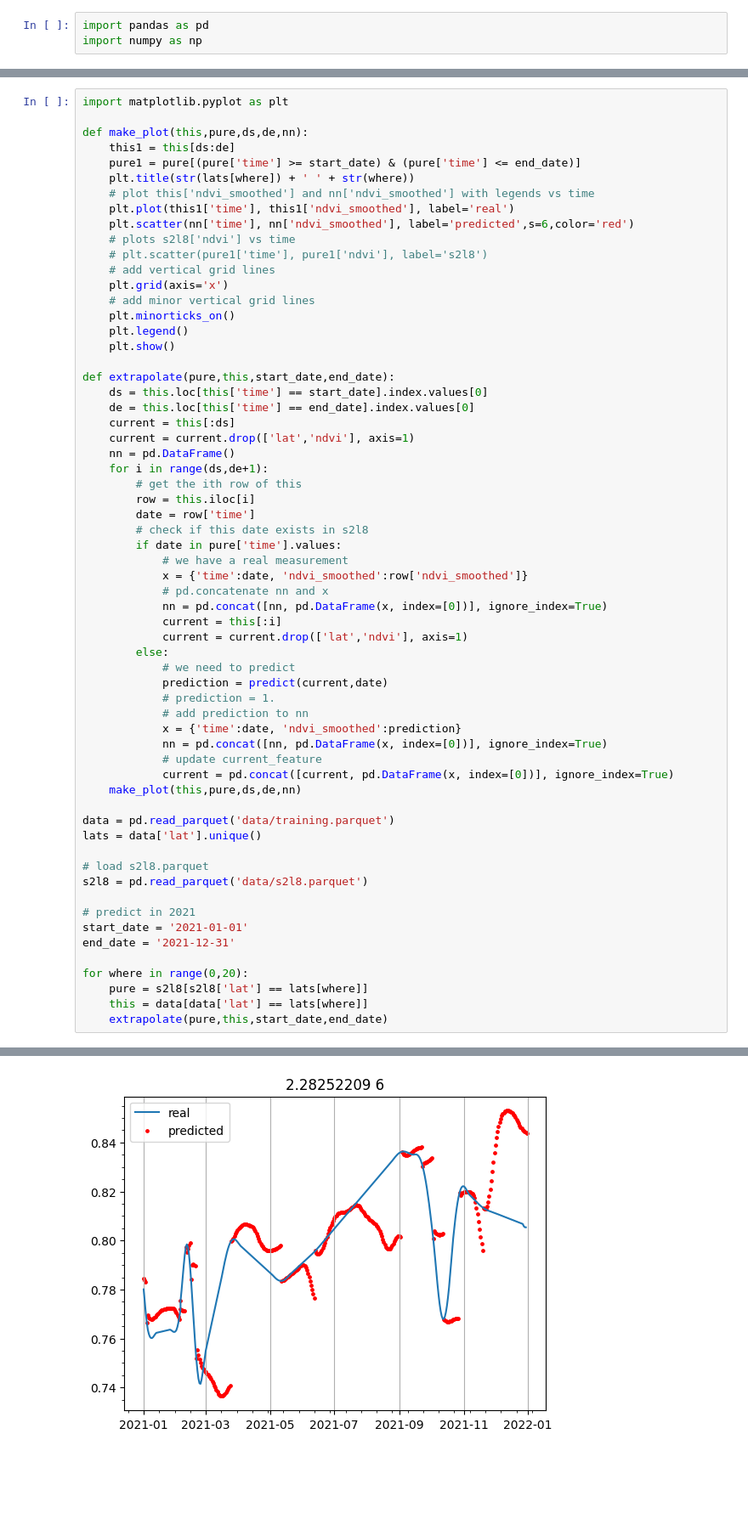
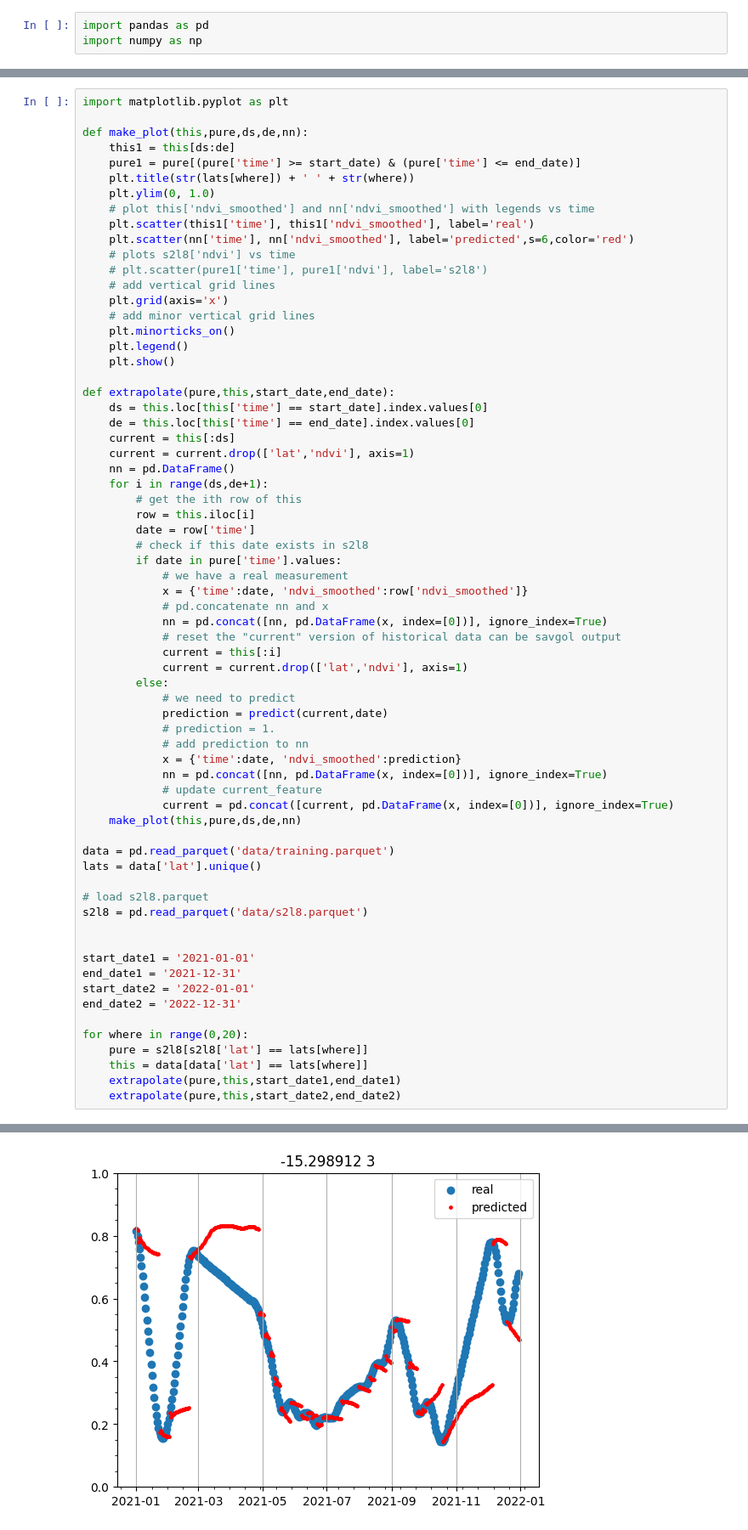
Before and after one commit to tammer/notebooks, a Jupyter notebook: predict2.ipynb, the cells around one changed output, grey strips where cells are left out. Shown at 85% size. Cells and saved outputs as stored; diff of their text form; blank space fills up the shorter version.

```diff
--- a/predict2.ipynb
+++ b/predict2.ipynb
@@ -41,8 +42,9 @@ def make_plot(this,pure,ds,de,nn):
     this1 = this[ds:de]
     pure1 = pure[(pure['time'] >= start_date) & (pure['time'] <= end_date)]
     plt.title(str(lats[where]) + ' ' + str(where))
+    plt.ylim(0, 1.0)
     # plot this['ndvi_smoothed'] and nn['ndvi_smoothed'] with legends vs time
-    plt.plot(this1['time'], this1['ndvi_smoothed'], label='real')
+    plt.scatter(this1['time'], this1['ndvi_smoothed'], label='real')
     plt.scatter(nn['time'], nn['ndvi_smoothed'], label='predicted',s=6,color='red')
     # plots s2l8['ndvi'] vs time
     # plt.scatter(pure1['time'], pure1['ndvi'], label='s2l8')
@@ -69,6 +71,7 @@ def extrapolate(pure,this,start_date,end_date):
             x = {'time':date, 'ndvi_smoothed':row['ndvi_smoothed']}
             # pd.concatenate nn and x
             nn = pd.concat([nn, pd.DataFrame(x, index=[0])], ignore_index=True)
+            # reset the "current" version of historical data can be savgol output
             current = this[:i]
             current = current.drop(['lat','ndvi'], axis=1)
         else:
@@ -88,12 +91,15 @@ lats = data['lat'].unique()
 # load s2l8.parquet
 s2l8 = pd.read_parquet('data/s2l8.parquet')
 
-# predict in 2021
-start_date = '2021-01-01'
-end_date = '2021-12-31'
+
+start_date1 = '2021-01-01'
+end_date1 = '2021-12-31'
+start_date2 = '2022-01-01'
+end_date2 = '2022-12-31'
 
 for where in range(0,20):
     pure = s2l8[s2l8['lat'] == lats[where]]
     this = data[data['lat'] == lats[where]]
-    extrapolate(pure,this,start_date,end_date)
+    extrapolate(pure,this,start_date1,end_date1)
+    extrapolate(pure,this,start_date2,end_date2)
 # %% [output]
@@ -106 +112 @@ for where in range(0,20):
-[figure, old version]
+[figure, new version]
```
Also changed, not shown: parts of 2 cells of this notebook, 7 other files.
